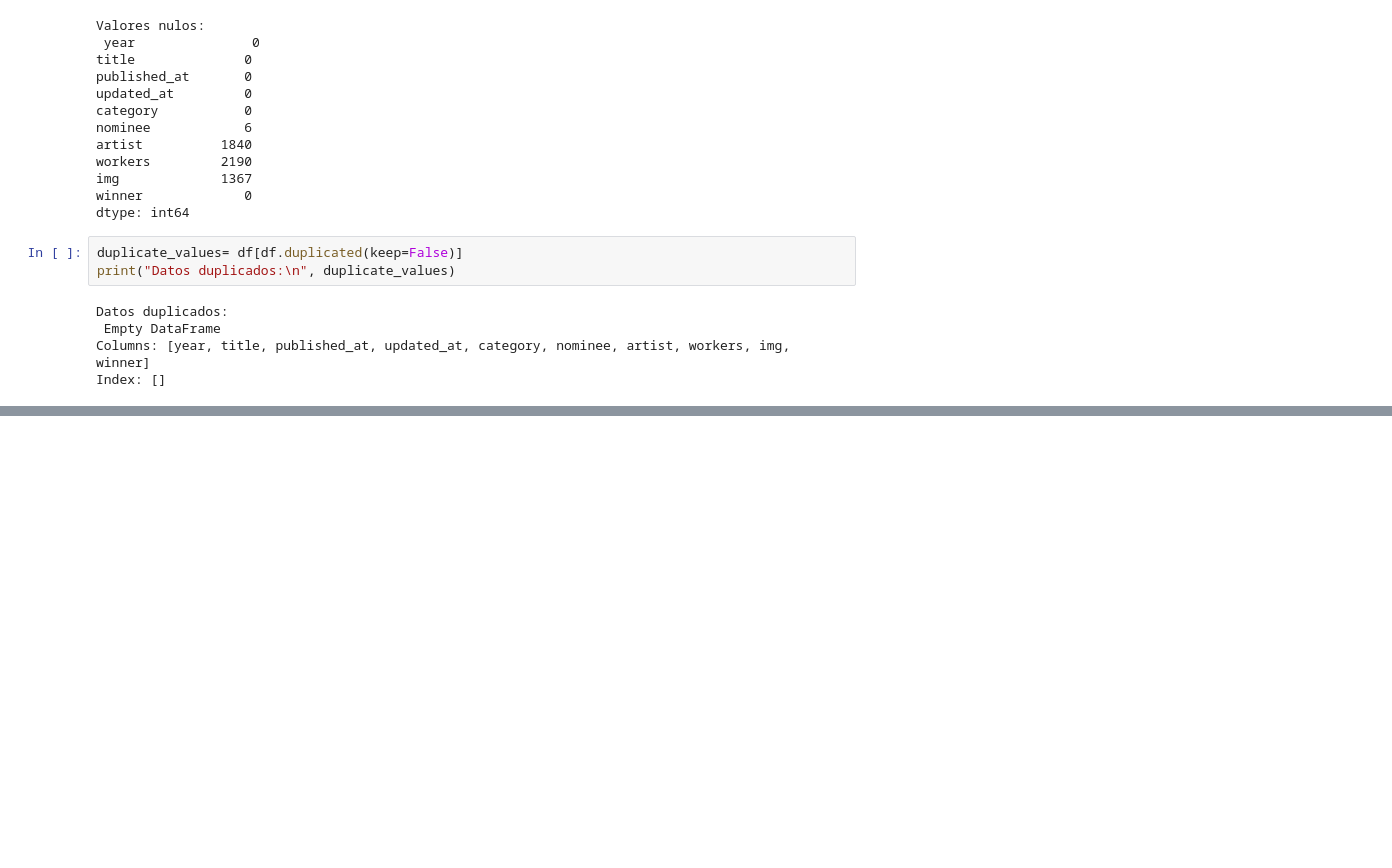
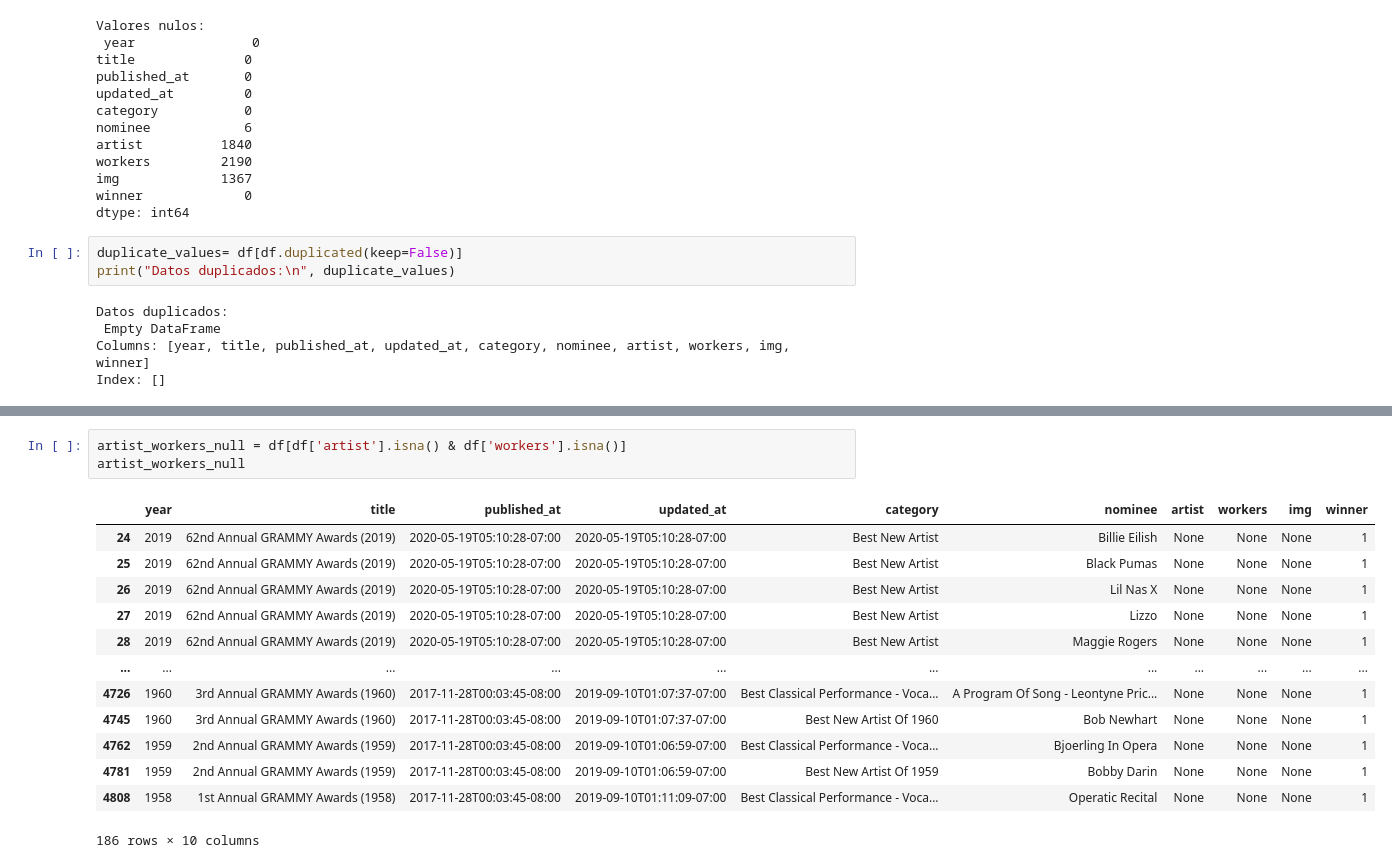
Before and after one commit to Michelburgos/Workshop_2, a Jupyter notebook: notebooks/002_EDA_Grammy.ipynb, the cells around one changed output, grey strips where cells are left out. Cells and saved outputs as stored; diff of their text form; blank space fills up the shorter version.

```diff
--- a/notebooks/002_EDA_Grammy.ipynb
+++ b/notebooks/002_EDA_Grammy.ipynb
@@ -80,0 +107,17 @@ Index: []
+# %%
+artist_workers_null = df[df['artist'].isna() & df['workers'].isna()]
+artist_workers_null
+# %% [output]
+|  | year | title | published_at | updated_at | category | nominee | artist | workers | img | winner |
+| 24 | 2019 | 62nd Annual GRAMMY Awards (2019) | 2020-05-19T05:10:28-07:00 | 2020-05-19T05:10:28-07:00 | Best New Artist | Billie Eilish | None | None | None | 1 |
+| 25 | 2019 | 62nd Annual GRAMMY Awards (2019) | 2020-05-19T05:10:28-07:00 | 2020-05-19T05:10:28-07:00 | Best New Artist | Black Pumas | None | None | None | 1 |
+| 26 | 2019 | 62nd Annual GRAMMY Awards (2019) | 2020-05-19T05:10:28-07:00 | 2020-05-19T05:10:28-07:00 | Best New Artist | Lil Nas X | None | None | None | 1 |
+| 27 | 2019 | 62nd Annual GRAMMY Awards (2019) | 2020-05-19T05:10:28-07:00 | 2020-05-19T05:10:28-07:00 | Best New Artist | Lizzo | None | None | None | 1 |
+| 28 | 2019 | 62nd Annual GRAMMY Awards (2019) | 2020-05-19T05:10:28-07:00 | 2020-05-19T05:10:28-07:00 | Best New Artist | Maggie Rogers | None | None | None | 1 |
+| ... | ... | ... | ... | ... | ... | ... | ... | ... | ... | ... |
+| 4726 | 1960 | 3rd Annual GRAMMY Awards (1960) | 2017-11-28T00:03:45-08:00 | 2019-09-10T01:07:37-07:00 | Best Classical Performance - Voca... | A Program Of Song - Leontyne Pric... | None | None | None | 1 |
+| 4745 | 1960 | 3rd Annual GRAMMY Awards (1960) | 2017-11-28T00:03:45-08:00 | 2019-09-10T01:07:37-07:00 | Best New Artist Of 1960 | Bob Newhart | None | None | None | 1 |
+| 4762 | 1959 | 2nd Annual GRAMMY Awards (1959) | 2017-11-28T00:03:45-08:00 | 2019-09-10T01:06:59-07:00 | Best Classical Performance - Voca... | Bjoerling In Opera | None | None | None | 1 |
+| 4781 | 1959 | 2nd Annual GRAMMY Awards (1959) | 2017-11-28T00:03:45-08:00 | 2019-09-10T01:06:59-07:00 | Best New Artist Of 1959 | Bobby Darin | None | None | None | 1 |
+| 4808 | 1958 | 1st Annual GRAMMY Awards (1958) | 2017-11-28T00:03:45-08:00 | 2019-09-10T01:11:09-07:00 | Best Classical Performance - Voca... | Operatic Recital | None | None | None | 1 |
+186 rows × 10 columns
```
Also changed, not shown: parts of 3 cells of this notebook, 1 other file.
